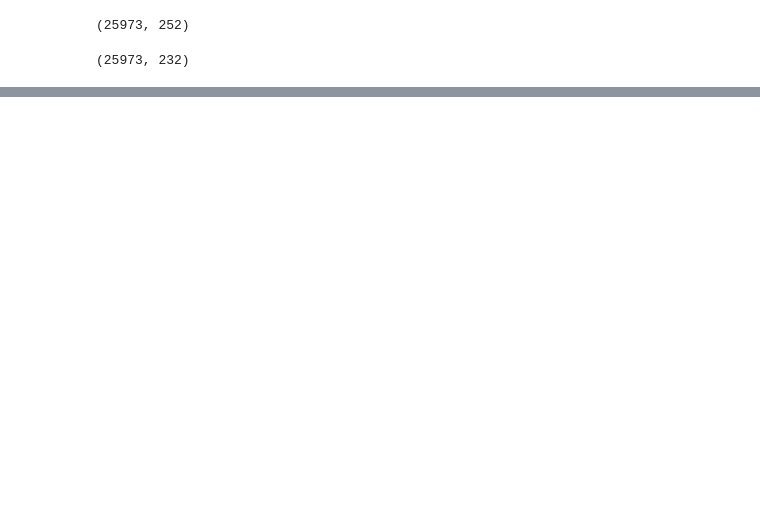
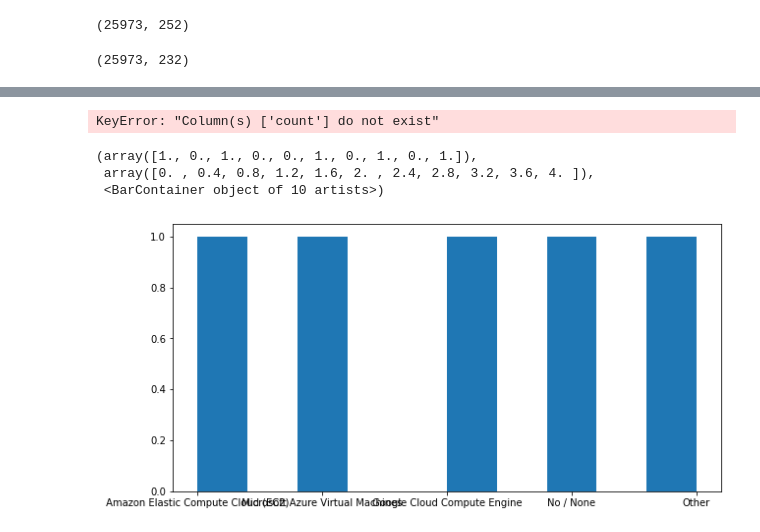
Before and after one commit to Adalab/project-DA-promo-B-modulo-2-team-1, a Jupyter notebook: limpieza.ipynb, the cells around one changed output, grey strips where cells are left out. Cells and saved outputs as stored; diff of their text form; code cells hidden in the pictures; blank space fills up the shorter version.

```diff
--- a/limpieza.ipynb
+++ b/limpieza.ipynb
@@ -30,0 +109,3 @@ df_limpios2.shape
+# %%
+c = a.describe(include="object").T
+c
@@ -30,0 +119,15 @@ df_limpios2.shape
+# %%
+Amazon  = a.agg(frecuencia=('count', "count"))
+
+Amazon
+# %% [output]
+KeyError: "Column(s) ['count'] do not exist"
+# %%
+plt.figure(figsize = (10,5))
+
+plt.hist(c["top"])
+# %% [output]
+(array([1., 0., 1., 0., 0., 1., 0., 1., 0., 1.]),
+ array([0. , 0.4, 0.8, 1.2, 1.6, 2. , 2.4, 2.8, 3.2, 3.6, 4. ]),
+ <BarContainer object of 10 artists>)
+[figure, added]
```
Also changed, not shown: parts of 13 cells of this notebook.
